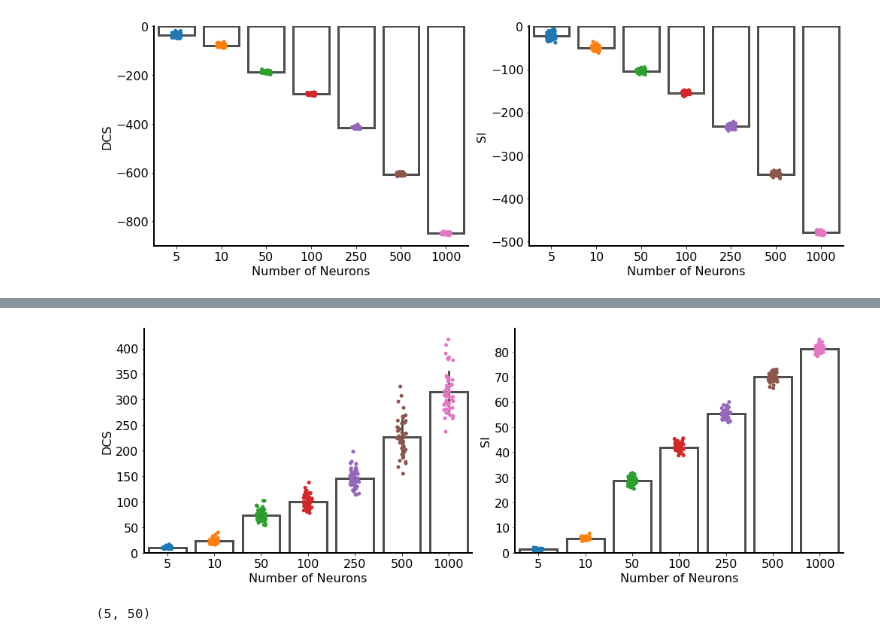
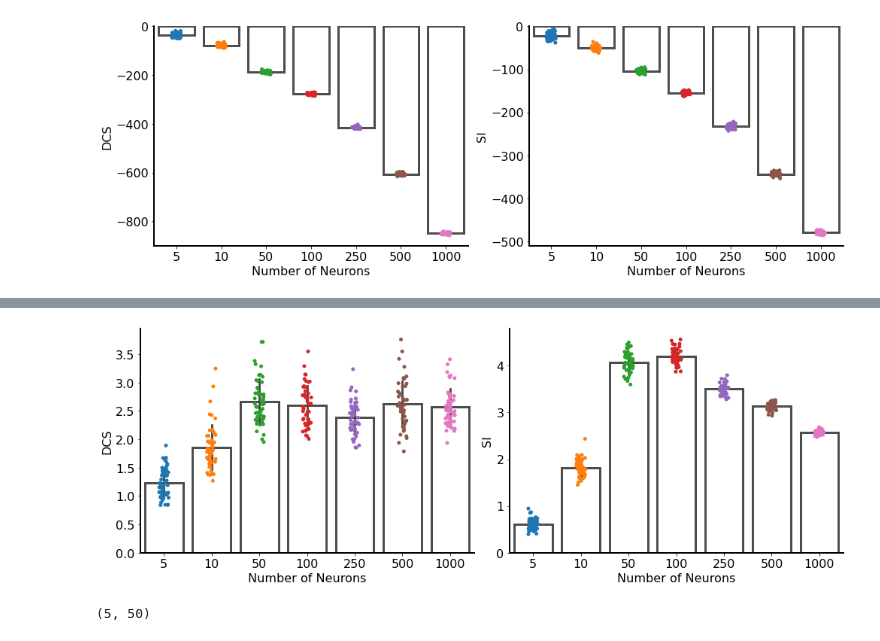
Before and after one commit to mohrabi/sua-categorical-representation, a Jupyter notebook: sim/compareSiVsDcs.ipynb, the cells around one changed output, grey strips where cells are left out. Saved outputs shown, nothing was run; the diff lists cells and outputs as text; code cells hidden in the pictures.

```diff
--- a/sim/compareSiVsDcs.ipynb
+++ b/sim/compareSiVsDcs.ipynb
@@ -137,7 +137,7 @@ class DescriminationConfidenceEstimator:
 # %%
 np.random.seed(0)
 
-ss = 50
+ss = 5000
 delta = 10
 X, D, M1, M2, S1, S2 = [], [], [], [], [], []
 
@@ -249,25 +230,25 @@ KeyboardInterrupt:
 # %%
 y = np.array([5, 10, 50, 100, 250, 500, 1000]).reshape(-1, 1) * np.ones((1, 50))
-df1 = pd.DataFrame({'dcs':D.ravel(), 'ss':y.ravel().astype(np.uint16)})
-df2 = pd.DataFrame({'si':X.ravel(), 'ss':y.ravel().astype(np.uint16)})
-# df1 = pd.DataFrame({'dcs':(D.T / np.sqrt(np.array([5, 10, 50, 100, 250, 500, 1000]))).T.ravel(), 'ss':y.ravel().astype(np.uint16)})
-# df2 = pd.DataFrame({'si':(X.T / np.sqrt(np.array([5, 10, 50, 100, 250, 500, 1000]))).T.ravel(), 'ss':y.ravel().astype(np.uint16)})
+# df1 = pd.DataFrame({'dcs':D.ravel(), 'ss':y.ravel().astype(np.uint16)})
+# df2 = pd.DataFrame({'si':X.ravel(), 'ss':y.ravel().astype(np.uint16)})
+df1 = pd.DataFrame({'dcs':(D.T / np.sqrt(np.array([5, 10, 50, 100, 250, 500, 1000]))).T.ravel(), 'ss':y.ravel().astype(np.uint16)})
+df2 = pd.DataFrame({'si':(X.T / np.sqrt(np.array([5, 10, 50, 100, 250, 500, 1000]))).T.ravel(), 'ss':y.ravel().astype(np.uint16)})
 
 fig, axs = plt.subplots(1, 2, figsize=(14, 5))
 sns.barplot(data=df1, y='dcs', x='ss', ax=axs[0], ci='sd', lw=3, edgecolor='.3', facecolor=(0, 0, 0, 0))
 sns.stripplot(data=df1, y='dcs', x='ss', ax=axs[0])
 sns.barplot(data=df2, y='si', x='ss', ax=axs[1], ci='sd', lw=3, edgecolor='.3', facecolor=(0, 0, 0, 0))
 sns.stripplot(data=df2, y='si', x='ss', ax=axs[1])
 
 for ax in axs:
     ax.set_xlabel('Number of Neurons', fontsize=16)
     ax.set_ylabel(ax.get_ylabel().upper(), fontsize=16)
     ax.tick_params(axis='both', which='major', labelsize=16)
     plt.setp(ax.spines.values(), linewidth=2)
 sns.despine()
 fig.tight_layout()
 # %% [output]
-[figure, old version]
+[figure, new version]
 # %%
 (D.T / np.array([10, 50, 100, 250, 1000])).T.ravel()
 # %% [output]
```
Also changed, not shown: parts of 1 cell of this notebook, 3 other files.
